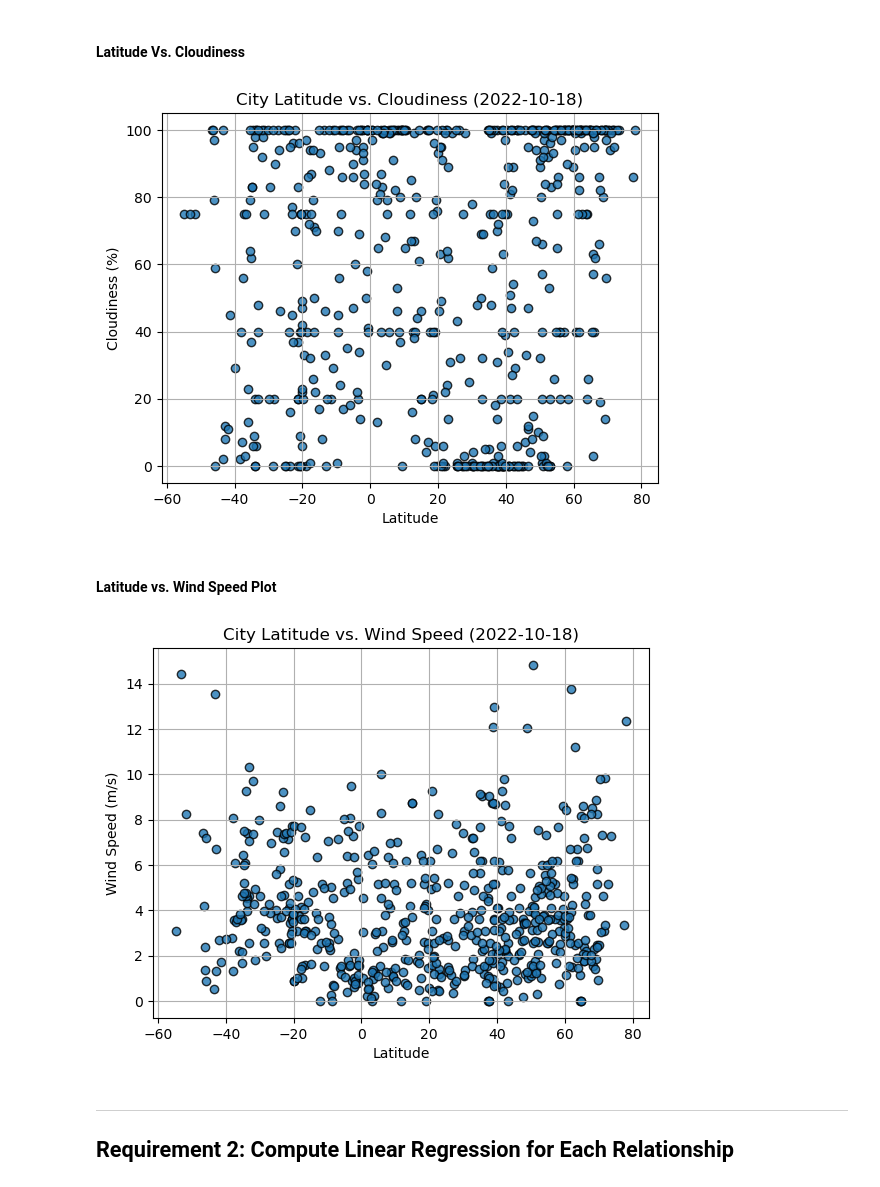
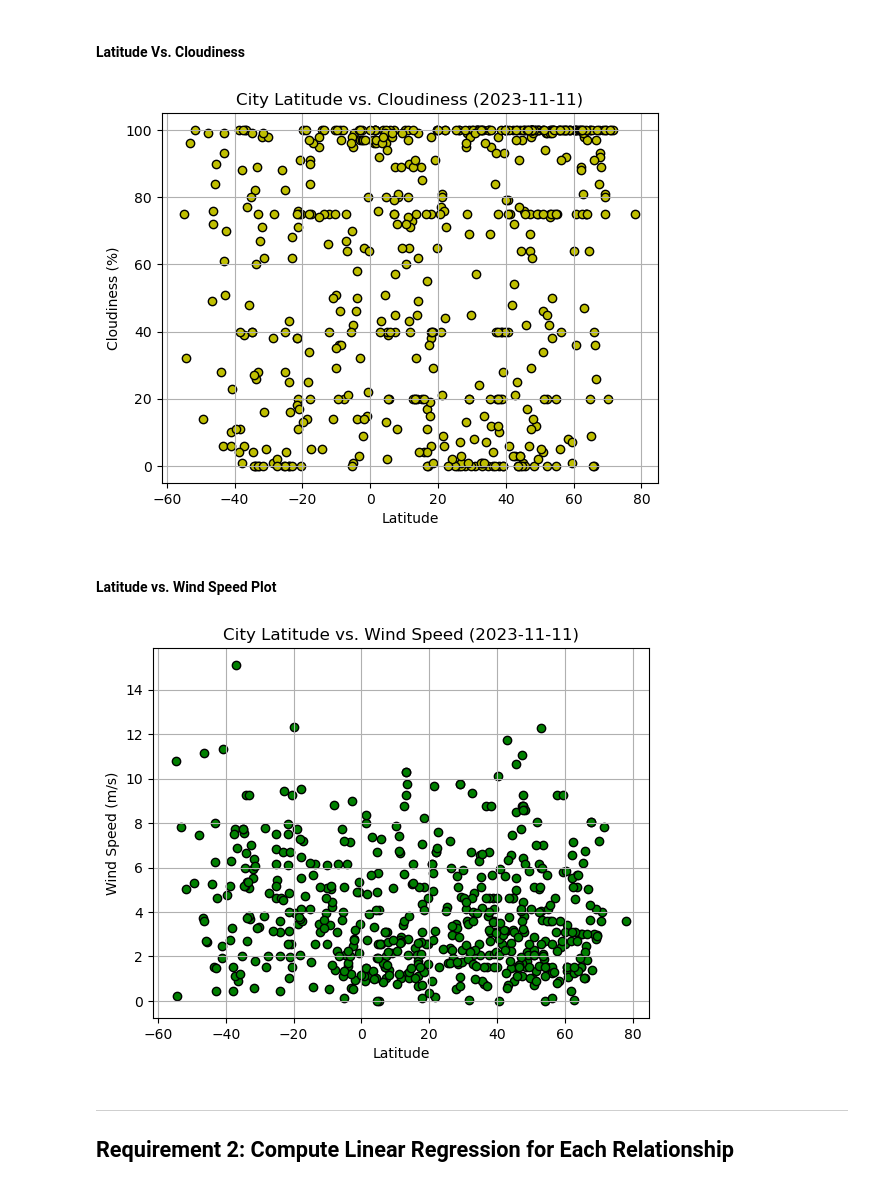
Before and after one commit to lvit001/python-api-challenge, a Jupyter notebook: WeatherPy/WeatherPy.ipynb, the cells around one changed output. Saved outputs shown, nothing was run; the diff lists cells and outputs as text; code cells hidden in the pictures.

```diff
--- a/WeatherPy/WeatherPy.ipynb
+++ b/WeatherPy/WeatherPy.ipynb
@@ -224,10 +227,13 @@ plt.show()
 #### Latitude Vs. Cloudiness
 # %%
 # Build the scatter plots for latitude vs. cloudiness
-# YOUR CODE HERE
+plt.scatter(city_data_df['Lat'],city_data_df['Cloudiness'],marker='o',facecolors="y",edgecolors="black")
 
 # Incorporate the other graph properties
-# YOUR CODE HERE
+plt.title("City Latitude vs. Cloudiness (2023-11-11)")
+plt.xlabel("Latitude")
+plt.ylabel("Cloudiness (%)")
+plt.grid()
 
 # Save the figure
 plt.savefig("output_data/Fig3.png")
@@ -235,23 +241,26 @@ plt.savefig("output_data/Fig3.png")
 # Show plot
 plt.show()
 # %% [output]
-[figure, old version]
+[figure, new version]
 # %% [markdown]
 #### Latitude vs. Wind Speed Plot
 # %%
 # Build the scatter plots for latitude vs. wind speed
-# YOUR CODE HERE
+plt.scatter(city_data_df['Lat'],city_data_df['Wind Speed'],marker='o',facecolors="g",edgecolors="black")
 
 # Incorporate the other graph properties
-# YOUR CODE HERE
+plt.title("City Latitude vs. Wind Speed (2023-11-11)")
+plt.xlabel("Latitude")
+plt.ylabel("Wind Speed (m/s)")
+plt.grid()
 
 # Save the figure
 plt.savefig("output_data/Fig4.png")
 
 # Show plot
 plt.show()
 # %% [output]
-[figure, old version]
+[figure, new version]
 # %% [markdown]
 ---
 
```
Also changed, not shown: parts of 7 cells of this notebook, 3 other files.
